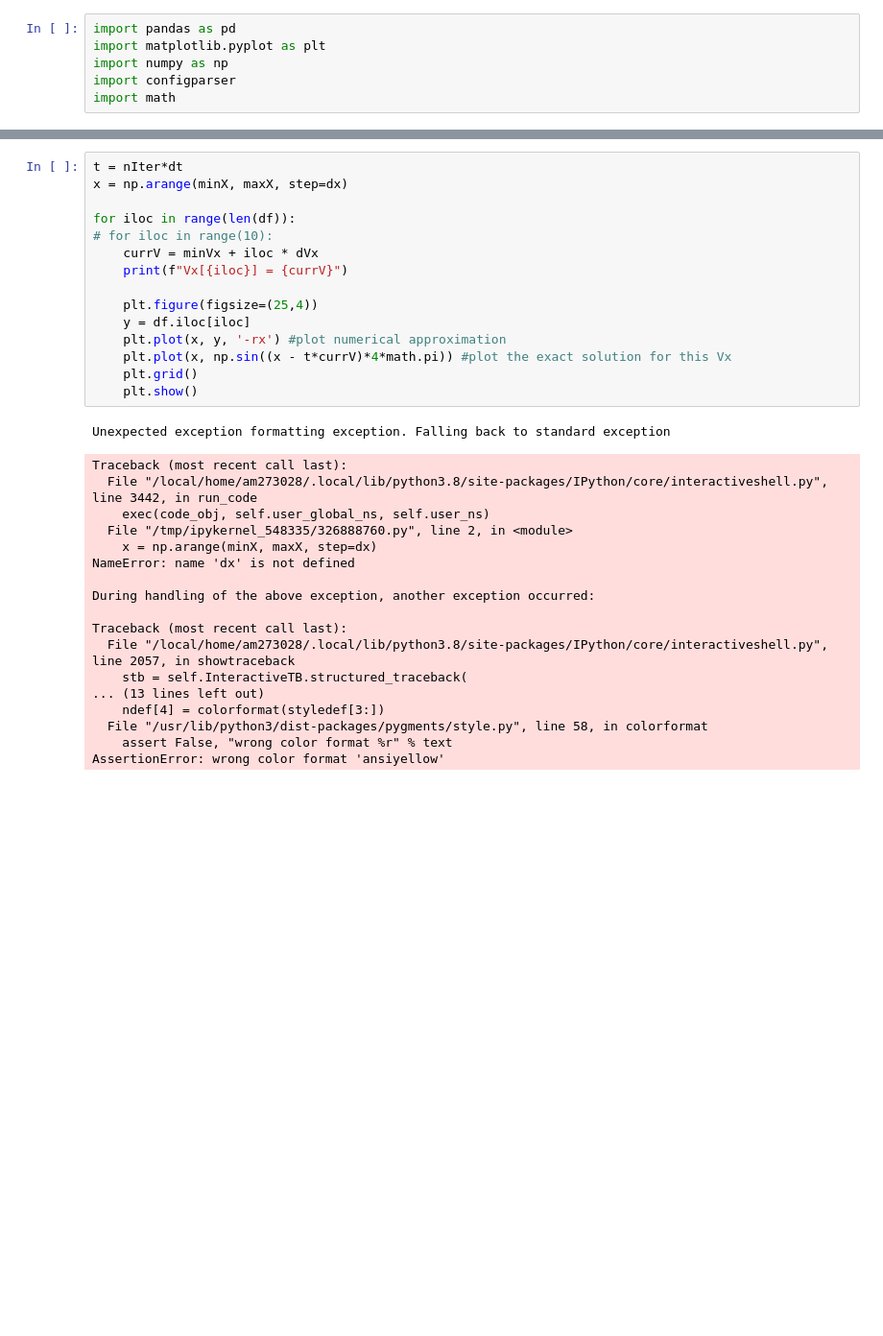
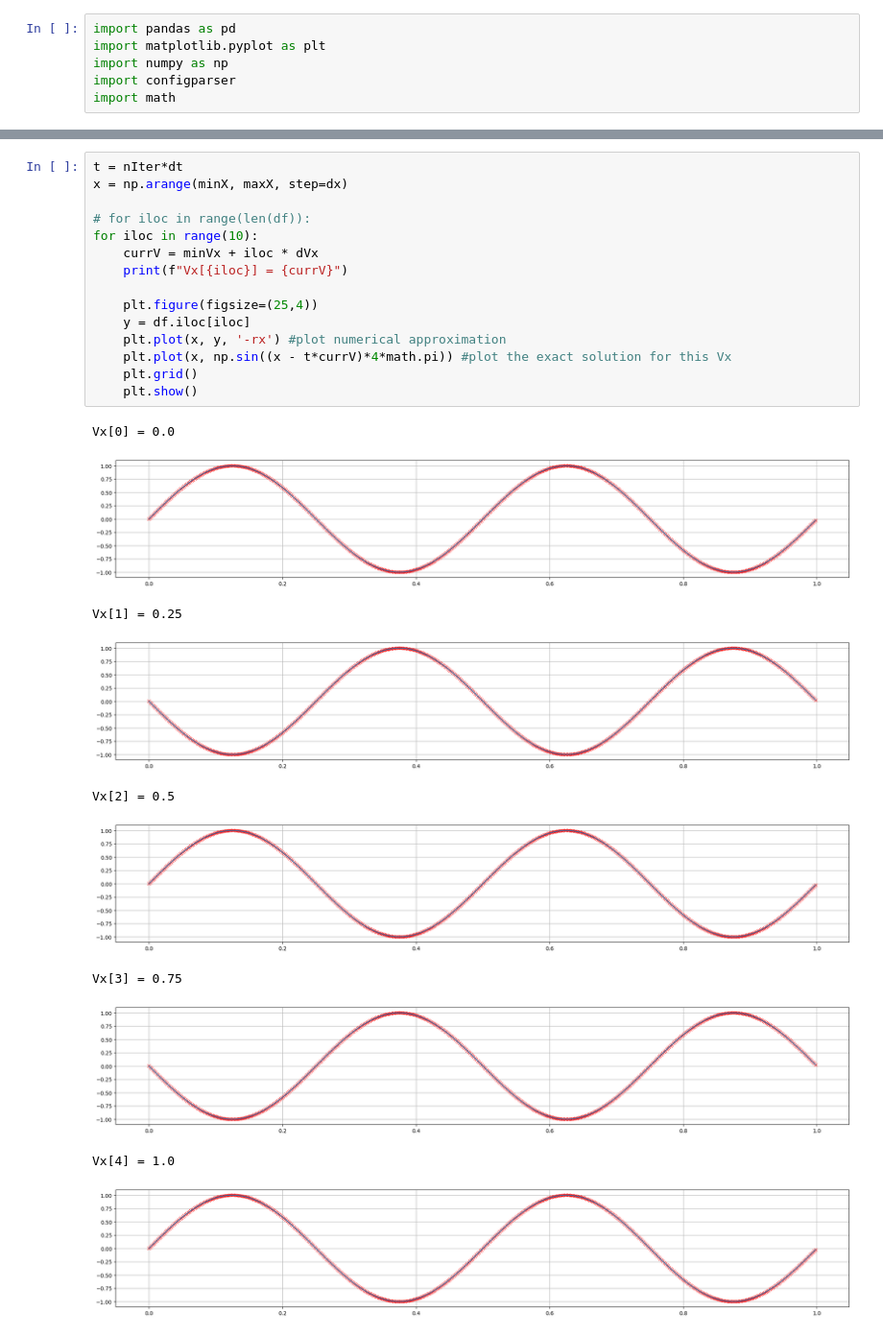
Before and after one commit to Maison-de-la-Simulation/parallel-advection, a Jupyter notebook: benchmark/visualize.ipynb, the cells around one changed output, grey strips where cells are left out. Shown at 96% size. Saved outputs shown, nothing was run; the diff lists cells and outputs as text; blank space fills up the shorter version.

```diff
--- a/benchmark/visualize.ipynb
+++ b/benchmark/visualize.ipynb
@@ -52,34 +41,26 @@ AssertionError: wrong color format 'ansiyellow'
 # %%
 t = nIter*dt
 x = np.arange(minX, maxX, step=dx)
 
-for iloc in range(len(df)):
-# for iloc in range(10):
+# for iloc in range(len(df)):
+for iloc in range(10):
     currV = minVx + iloc * dVx
     print(f"Vx[{iloc}] = {currV}")
 
     plt.figure(figsize=(25,4))
     y = df.iloc[iloc]
     plt.plot(x, y, '-rx') #plot numerical approximation
     plt.plot(x, np.sin((x - t*currV)*4*math.pi)) #plot the exact solution for this Vx
     plt.grid()
     plt.show()
 # %% [output]
-Unexpected exception formatting exception. Falling back to standard exception
+Vx[0] = 0.0
+[figure, added]
-Traceback (most recent call last):
-  File "/local/home/am273028/.local/lib/python3.8/site-packages/IPython/core/interactiveshell.py", line 3442, in run_code
-    exec(code_obj, self.user_global_ns, self.user_ns)
-  File "/tmp/ipykernel_548335/326888760.py", line 2, in <module>
-    x = np.arange(minX, maxX, step=dx)
-NameError: name 'dx' is not defined
-
-During handling of the above exception, another exception occurred:
-
-Traceback (most recent call last):
-  File "/local/home/am273028/.local/lib/python3.8/site-packages/IPython/core/interactiveshell.py", line 2057, in showtraceback
-    stb = self.InteractiveTB.structured_traceback(
-... (13 lines left out)
-    ndef[4] = colorformat(styledef[3:])
-  File "/usr/lib/python3/dist-packages/pygments/style.py", line 58, in colorformat
-    assert False, "wrong color format %r" % text
-AssertionError: wrong color format 'ansiyellow'
+Vx[1] = 0.25
+[figure, added]
+Vx[2] = 0.5
+[figure, added]
+Vx[3] = 0.75
+[figure, added]
+Vx[4] = 1.0
+[figure, added]
```
Also changed, not shown: parts of 5 cells of this notebook, 4 other files.
